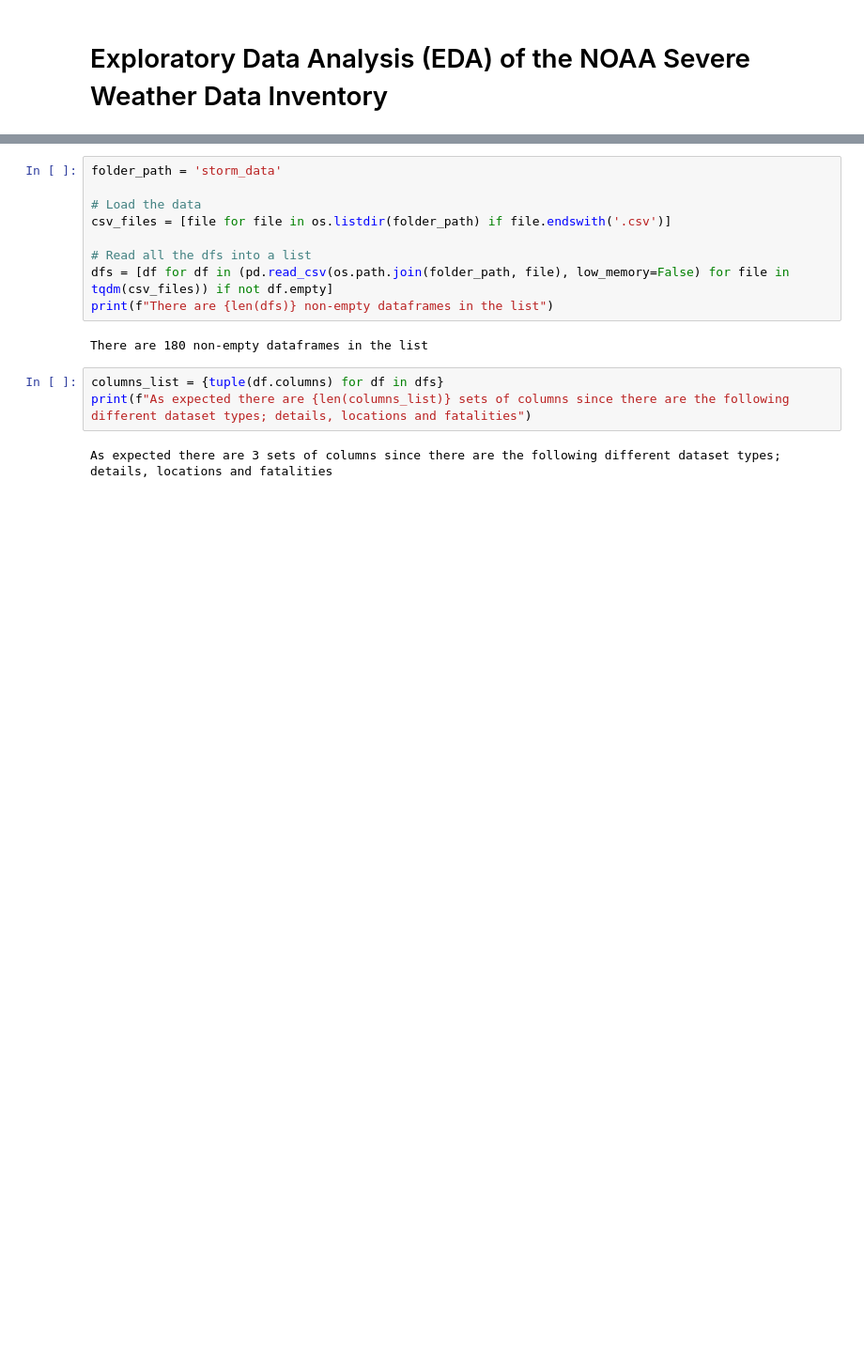
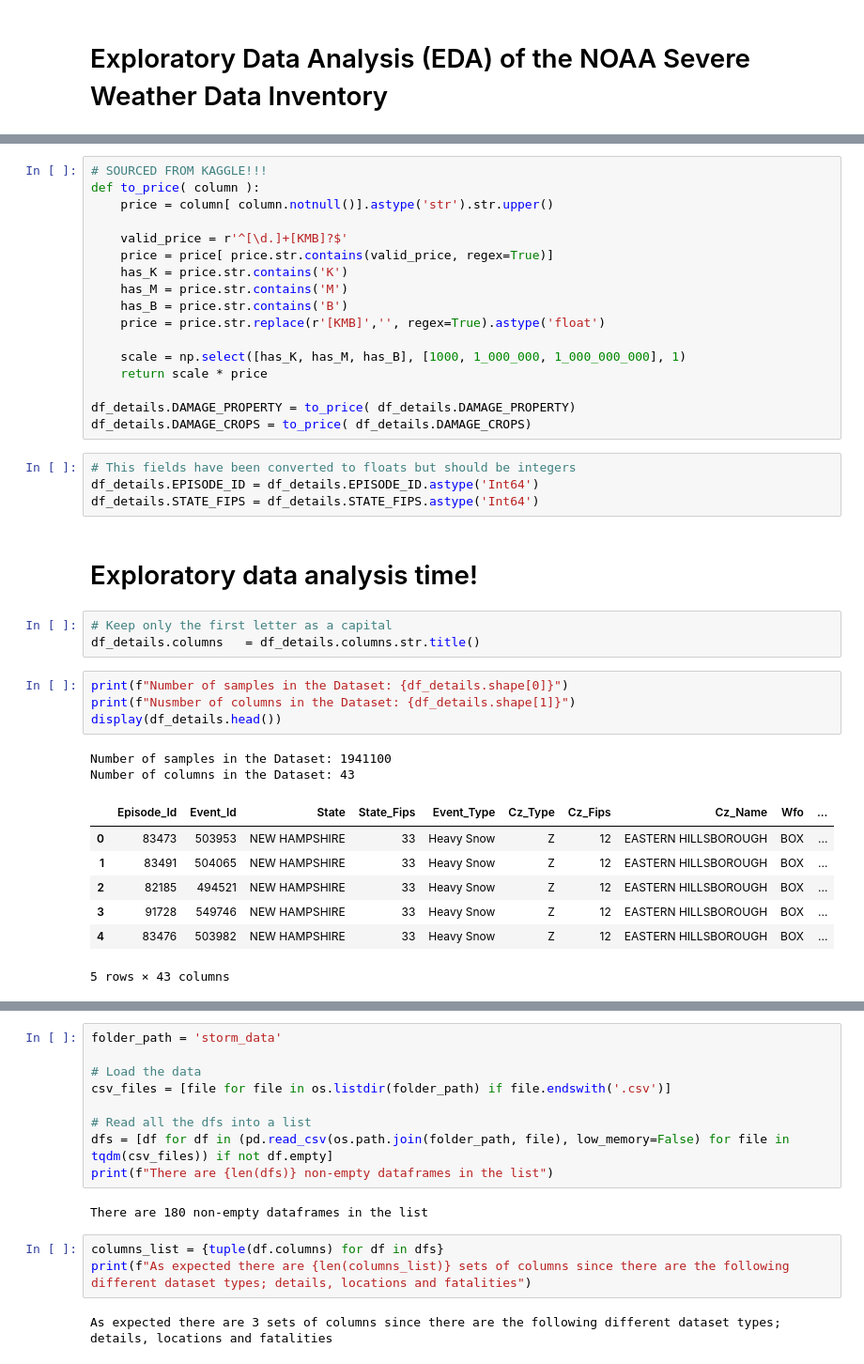
Before and after one commit to com-480-data-visualization/com-480-project-ca_roille_aux_states, a Jupyter notebook: EDA_Luc.ipynb, the cells around one changed output, grey strips where cells are left out. Shown at 94% size. Drawn from its saved outputs; the diff is of its cells as text; blank space fills up the shorter version.

```diff
--- a/EDA_Luc.ipynb
+++ b/EDA_Luc.ipynb
@@ -15,0 +147,40 @@ pd.options.display.max_rows = 50
+# %%
+# SOURCED FROM KAGGLE!!!
+def to_price( column ):
+    price = column[ column.notnull()].astype('str').str.upper()
+
+    valid_price = r'^[\d.]+[KMB]?$'
+    price = price[ price.str.contains(valid_price, regex=True)]
+    has_K = price.str.contains('K')
+    has_M = price.str.contains('M')
+    has_B = price.str.contains('B')
+    price = price.str.replace(r'[KMB]','', regex=True).astype('float')
+
+    scale = np.select([has_K, has_M, has_B], [1000, 1_000_000, 1_000_000_000], 1)
+    return scale * price
+
+df_details.DAMAGE_PROPERTY = to_price( df_details.DAMAGE_PROPERTY)
+df_details.DAMAGE_CROPS = to_price( df_details.DAMAGE_CROPS)
+# %%
+# This fields have been converted to floats but should be integers
+df_details.EPISODE_ID = df_details.EPISODE_ID.astype('Int64')
+df_details.STATE_FIPS = df_details.STATE_FIPS.astype('Int64')
+# %% [markdown]
+# Exploratory data analysis time!
+# %%
+# Keep only the first letter as a capital
+df_details.columns   = df_details.columns.str.title()
+# %%
+print(f"Number of samples in the Dataset: {df_details.shape[0]}")
+print(f"Nusmber of columns in the Dataset: {df_details.shape[1]}")
+display(df_details.head())
+# %% [output]
+Number of samples in the Dataset: 1941100
+Number of columns in the Dataset: 43
+|  | Episode_Id | Event_Id | State | State_Fips | Event_Type | Cz_Type | Cz_Fips | Cz_Name | Wfo | ... |
+| 0 | 83473 | 503953 | NEW HAMPSHIRE | 33 | Heavy Snow | Z | 12 | EASTERN HILLSBOROUGH | BOX | ... |
+| 1 | 83491 | 504065 | NEW HAMPSHIRE | 33 | Heavy Snow | Z | 12 | EASTERN HILLSBOROUGH | BOX | ... |
+| 2 | 82185 | 494521 | NEW HAMPSHIRE | 33 | Heavy Snow | Z | 12 | EASTERN HILLSBOROUGH | BOX | ... |
+| 3 | 91728 | 549746 | NEW HAMPSHIRE | 33 | Heavy Snow | Z | 12 | EASTERN HILLSBOROUGH | BOX | ... |
+| 4 | 83476 | 503982 | NEW HAMPSHIRE | 33 | Heavy Snow | Z | 12 | EASTERN HILLSBOROUGH | BOX | ... |
+5 rows × 43 columns
```
Also changed, not shown: parts of 12 cells of this notebook, 1 other file.
